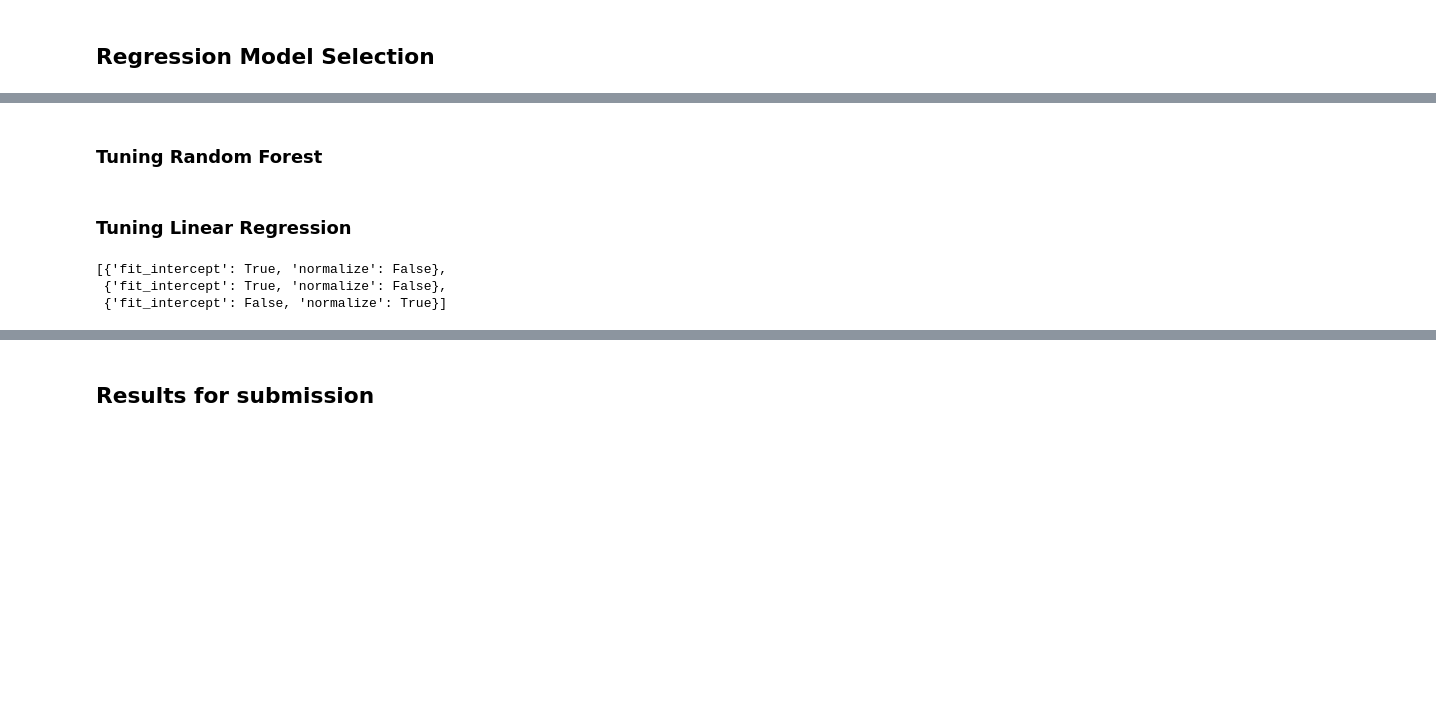
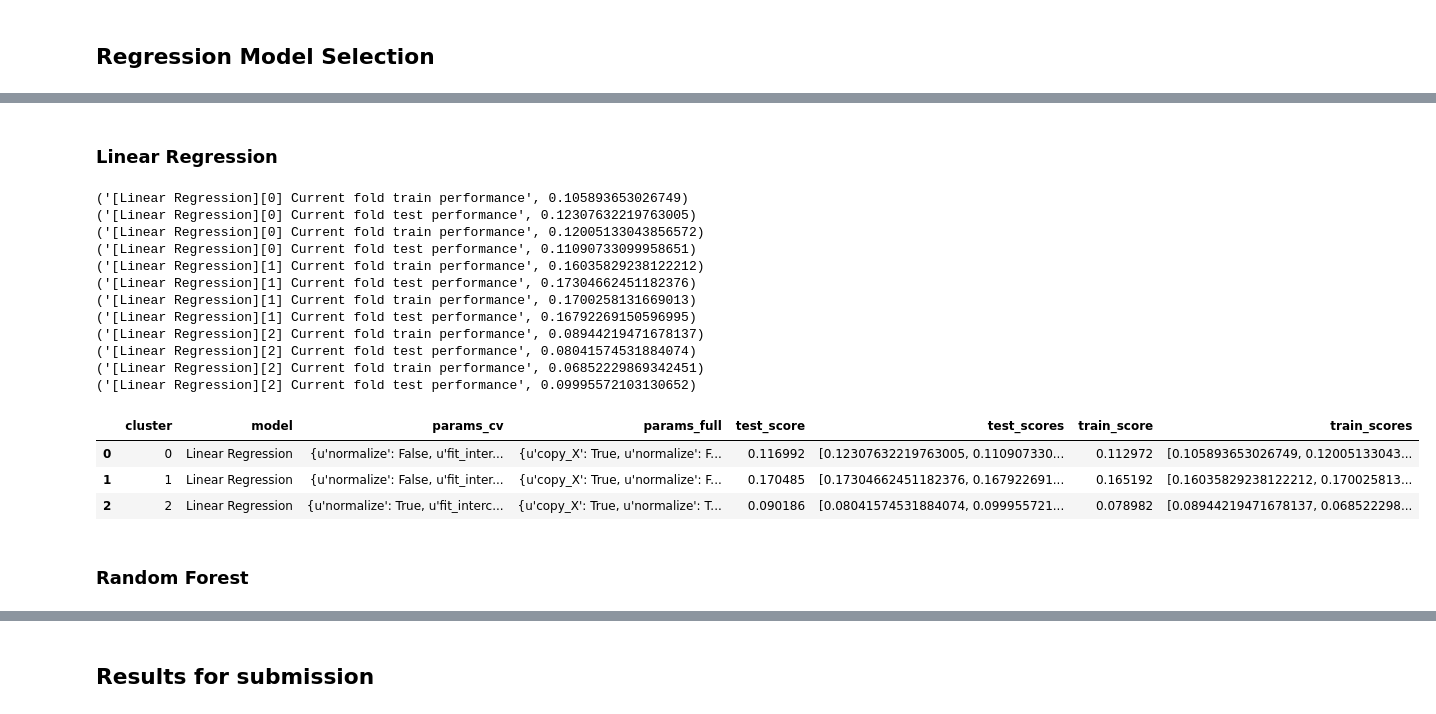
Before and after one commit to adrifmonte/house-prices, a Jupyter notebook: house-prices-part-2.ipynb, the cells around one changed output, grey strips where cells are left out. Saved outputs shown, nothing was run; the diff lists cells and outputs as text; code cells hidden in the pictures; blank space fills up the shorter version.

Commit message:
Refactor model training with reusable functions

```diff
--- a/house-prices-part-2.ipynb
+++ b/house-prices-part-2.ipynb
@@ -717,2 +665,32 @@ print('Clusters to revise: ', lr_clusters_to_revise)
+# %% [markdown]
+### Linear Regression
+# %%
+from sklearn.linear_model import LinearRegression
+
+lr_df = tune_model(LinearRegression, 'Linear Regression', {
+    'copy_X': True,
+    'n_jobs': -1
+}, {
+    'fit_intercept': [True, False],
+    'normalize': [True, False]
+})
+lr_df
+# %% [output]
+('[Linear Regression][0] Current fold train performance', 0.105893653026749)
+('[Linear Regression][0] Current fold test performance', 0.12307632219763005)
+('[Linear Regression][0] Current fold train performance', 0.12005133043856572)
+('[Linear Regression][0] Current fold test performance', 0.11090733099958651)
+('[Linear Regression][1] Current fold train performance', 0.16035829238122212)
+('[Linear Regression][1] Current fold test performance', 0.17304662451182376)
+('[Linear Regression][1] Current fold train performance', 0.1700258131669013)
+('[Linear Regression][1] Current fold test performance', 0.16792269150596995)
+('[Linear Regression][2] Current fold train performance', 0.08944219471678137)
+('[Linear Regression][2] Current fold test performance', 0.08041574531884074)
+('[Linear Regression][2] Current fold train performance', 0.06852229869342451)
+('[Linear Regression][2] Current fold test performance', 0.09995572103130652)
+|  | cluster | model | params_cv | params_full | test_score | test_scores | train_score | train_scores |
+| 0 | 0 | Linear Regression | {u'normalize': False, u'fit_inter... | {u'copy_X': True, u'normalize': F... | 0.116992 | [0.12307632219763005, 0.110907330... | 0.112972 | [0.105893653026749, 0.12005133043... |
+| 1 | 1 | Linear Regression | {u'normalize': False, u'fit_inter... | {u'copy_X': True, u'normalize': F... | 0.170485 | [0.17304662451182376, 0.167922691... | 0.165192 | [0.16035829238122212, 0.170025813... |
+| 2 | 2 | Linear Regression | {u'normalize': True, u'fit_interc... | {u'copy_X': True, u'normalize': T... | 0.090186 | [0.08041574531884074, 0.099955721... | 0.078982 | [0.08944219471678137, 0.068522298... |
 # %% [markdown]
-### Tuning Random Forest
+### Random Forest
@@ -777,39 +696,0 @@ print('Clusters to revise: ', lr_clusters_to_revise)
-# %% [markdown]
-### Tuning Linear Regression
-# %%
-from sklearn.linear_model import LinearRegression
-from sklearn.metrics import mean_squared_log_error, make_scorer
-from sklearn.model_selection import KFold, GridSearchCV
-
-def custom_scorer(y, y_pred):
-    y_pred[y_pred < 0] = 0
-    return np.sqrt(mean_squared_log_error(y, y_pred))
-
-gs_scorer = make_scorer(custom_scorer, greater_is_better=False)
-
-lr_gs_params = {
-    'fit_intercept': [True, False],
-    'normalize': [True, False]
-}
-
-lr_best_params = []
-
-for cluster in range(n_clusters):
-    current_cluster_filter = feature_selected_train_data['Cluster'] == cluster
-
-    gs_train_X = feature_selected_train_data[current_cluster_filter].drop(columns=['Id', 'SalePrice', 'Cluster'])
-    gs_train_y = feature_selected_train_data[current_cluster_filter]['SalePrice']
-
-    lr = LinearRegression(copy_X=True, n_jobs=-1)
-
-    gs = GridSearchCV(lr, lr_gs_params, n_jobs=-1, cv=2, scoring=gs_scorer)
-
-    lr_gs_predictor = gs.fit(gs_train_X, gs_train_y)
-
-    lr_best_params.append(lr_gs_predictor.best_params_)
-
-lr_best_params
-# %% [output]
-[{'fit_intercept': True, 'normalize': False},
- {'fit_intercept': True, 'normalize': False},
- {'fit_intercept': False, 'normalize': True}]
```
Also changed, not shown: parts of 10 cells of this notebook.
